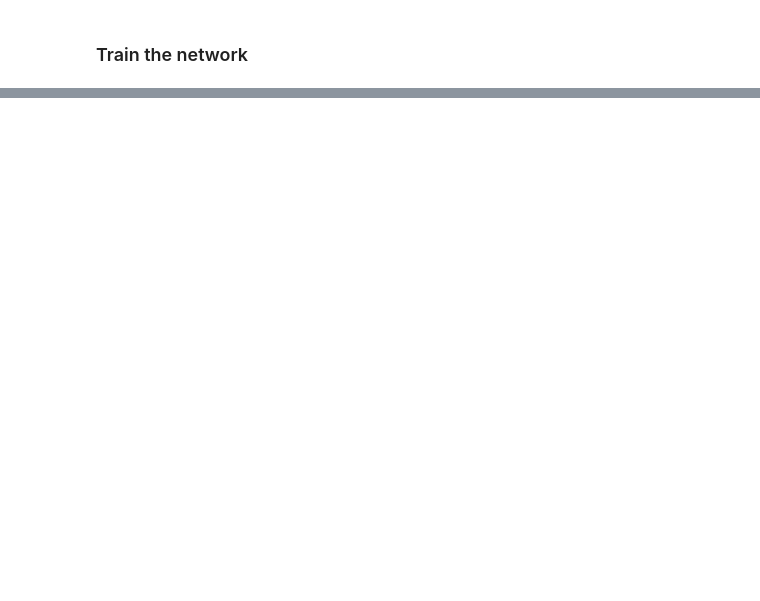
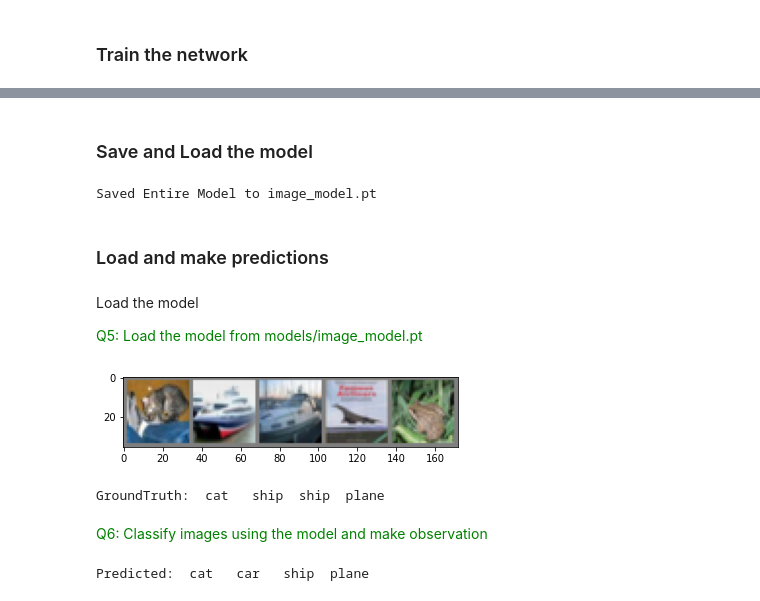
Before and after one commit to ManantenaKiady/Pytorch-fundamentals, a Jupyter notebook: Notebooks/pytorch_image_classification.ipynb, the cells around one changed output, grey strips where cells are left out. Saved outputs shown, nothing was run; the diff lists cells and outputs as text; code cells hidden in the pictures; blank space fills up the shorter version.

```diff
--- a/Notebooks/pytorch_image_classification.ipynb
+++ b/Notebooks/pytorch_image_classification.ipynb
@@ -216,0 +252,15 @@ Finished Training
+# %% [markdown]
+### Save and Load the model
+# %%
+# Save the model under the name image_model.pt
+
+# --------------- your code here --------------------
+print("Saved Entire Model to image_model.pt")
+# %% [output]
+Saved Entire Model to image_model.pt
+# %% [markdown]
+### Load and make predictions
+# %% [markdown]
+Load the model
+
+<font color='green'> Q5: Load the model from models/image_model.pt</font>
@@ -216,0 +269,21 @@ Finished Training
+# %%
+dataiter = iter(test_dataloader)
+images, labels = next(dataiter)
+
+# print images
+imshow(torchvision.utils.make_grid(images))
+print('GroundTruth: ', ' '.join(f'{classes[labels[j]]:5s}' for j in range(4)))
+# %% [output]
+[figure, added]
+GroundTruth:  cat   ship  ship  plane
+# %% [markdown]
+<font color='green'> Q6: Classify images using the model and make observation</font>
+# %%
+# --------------- One line of code here --------------
+# Name the result as outputs
+predicted = outputs.argmax(1)
+
+print('Predicted: ', ' '.join(f'{classes[predicted[j]]:5s}'
+                              for j in range(4)))
+# %% [output]
+Predicted:  cat   car   ship  plane
```
Also changed, not shown: parts of 11 cells of this notebook.
